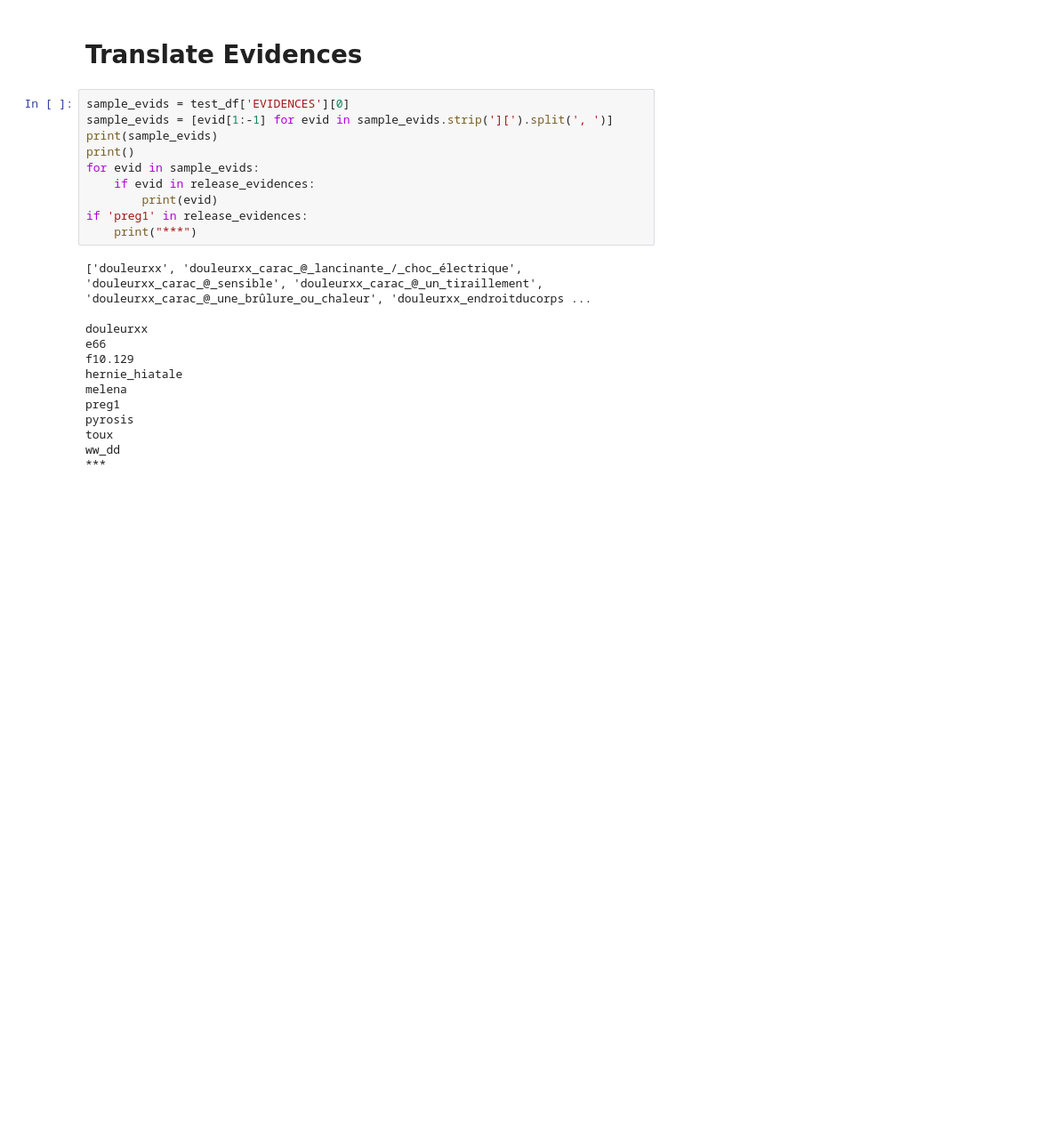
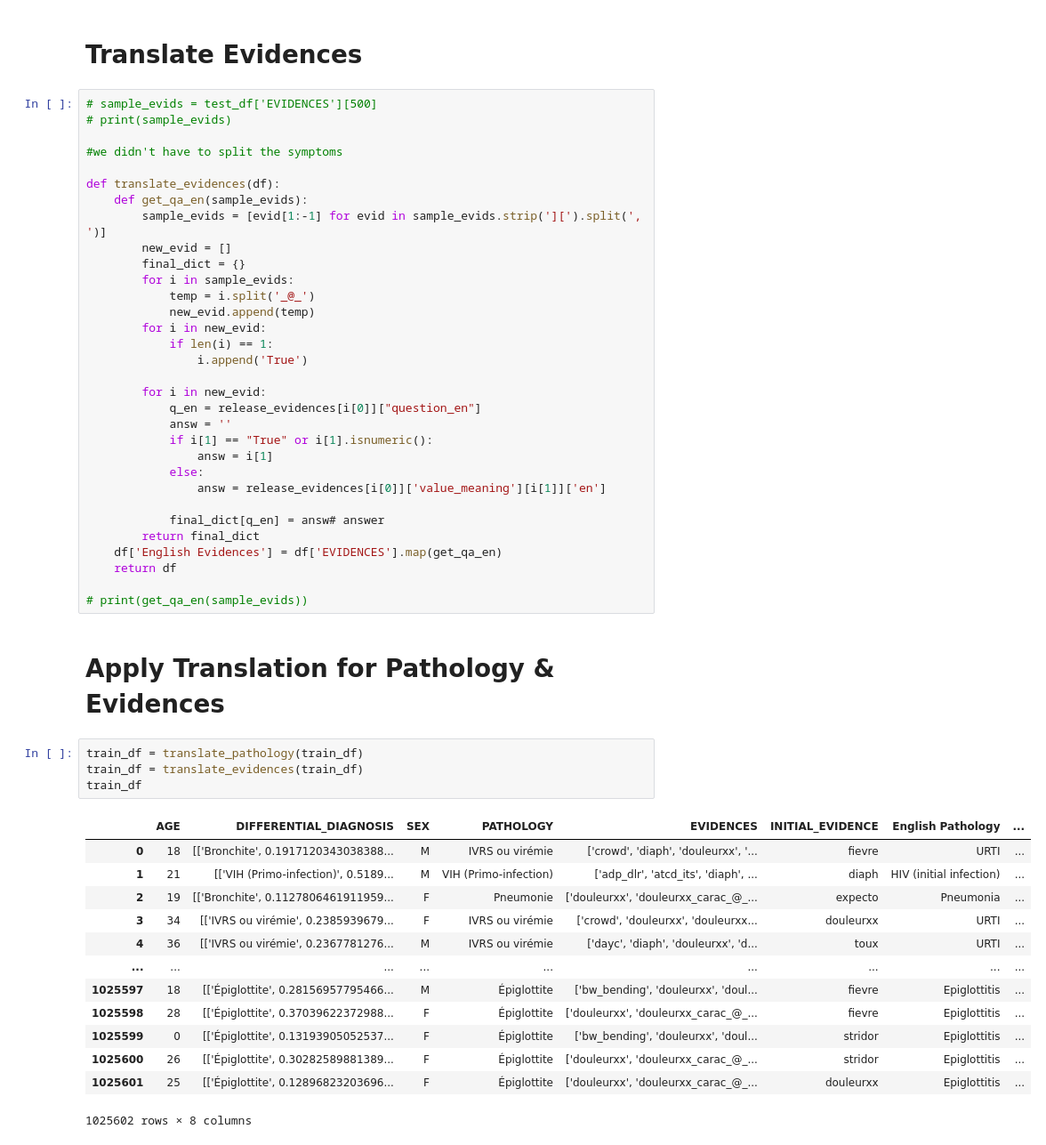
Before and after one commit to karishmagrana/NLP-Final-Project, a Jupyter notebook: DataProcessing.ipynb, the cells around one changed output. Shown at 89% size. Drawn from its saved outputs; the diff is of its cells as text; blank space fills up the shorter version.

Commit message:
translate evidences added to DataProcessing.ipynb

```diff
--- a/DataProcessing.ipynb
+++ b/DataProcessing.ipynb
@@ -181,25 +130,54 @@ test_df
 # %% [markdown]
 # Translate Evidences
-# %%
-sample_evids = test_df['EVIDENCES'][0]
-sample_evids = [evid[1:-1] for evid in sample_evids.strip('][').split(', ')]
-print(sample_evids)
-print()
-for evid in sample_evids:
-    if evid in release_evidences:
-        print(evid)
-if 'preg1' in release_evidences:
-    print("***")
-# %% [output]
-['douleurxx', 'douleurxx_carac_@_lancinante_/_choc_électrique', 'douleurxx_carac_@_sensible', 'douleurxx_carac_@_un_tiraillement', 'douleurxx_carac_@_une_brûlure_ou_chaleur', 'douleurxx_endroitducorps ...
-
-douleurxx
-e66
-f10.129
-hernie_hiatale
-melena
-preg1
-pyrosis
-toux
-ww_dd
-***
+# %%
+# sample_evids = test_df['EVIDENCES'][500]
+# print(sample_evids)
+
+#we didn't have to split the symptoms
+
+def translate_evidences(df):
+    def get_qa_en(sample_evids):
+        sample_evids = [evid[1:-1] for evid in sample_evids.strip('][').split(', ')]
+        new_evid = []
+        final_dict = {}
+        for i in sample_evids:
+            temp = i.split('_@_')
+            new_evid.append(temp)
+        for i in new_evid:
+            if len(i) == 1:
+                i.append('True')
+
+        for i in new_evid:
+            q_en = release_evidences[i[0]]["question_en"]
+            answ = ''
+            if i[1] == "True" or i[1].isnumeric():
+                answ = i[1]
+            else:
+                answ = release_evidences[i[0]]['value_meaning'][i[1]]['en']
+
+            final_dict[q_en] = answ# answer
+        return final_dict
+    df['English Evidences'] = df['EVIDENCES'].map(get_qa_en)
+    return df
+
+# print(get_qa_en(sample_evids))
+# %% [markdown]
+# Apply Translation for Pathology & Evidences
+# %%
+train_df = translate_pathology(train_df)
+train_df = translate_evidences(train_df)
+train_df
+# %% [output]
+|  | AGE | DIFFERENTIAL_DIAGNOSIS | SEX | PATHOLOGY | EVIDENCES | INITIAL_EVIDENCE | English Pathology | ... |
+| 0 | 18 | [['Bronchite', 0.1917120343038388... | M | IVRS ou virémie | ['crowd', 'diaph', 'douleurxx', '... | fievre | URTI | ... |
+| 1 | 21 | [['VIH (Primo-infection)', 0.5189... | M | VIH (Primo-infection) | ['adp_dlr', 'atcd_its', 'diaph', ... | diaph | HIV (initial infection) | ... |
+| 2 | 19 | [['Bronchite', 0.1127806461911959... | F | Pneumonie | ['douleurxx', 'douleurxx_carac_@_... | expecto | Pneumonia | ... |
+| 3 | 34 | [['IVRS ou virémie', 0.2385939679... | F | IVRS ou virémie | ['crowd', 'douleurxx', 'douleurxx... | douleurxx | URTI | ... |
+| 4 | 36 | [['IVRS ou virémie', 0.2367781276... | M | IVRS ou virémie | ['dayc', 'diaph', 'douleurxx', 'd... | toux | URTI | ... |
+| ... | ... | ... | ... | ... | ... | ... | ... | ... |
+| 1025597 | 18 | [['Épiglottite', 0.28156957795466... | M | Épiglottite | ['bw_bending', 'douleurxx', 'doul... | fievre | Epiglottitis | ... |
+| 1025598 | 28 | [['Épiglottite', 0.37039622372988... | F | Épiglottite | ['douleurxx', 'douleurxx_carac_@_... | fievre | Epiglottitis | ... |
+| 1025599 | 0 | [['Épiglottite', 0.13193905052537... | F | Épiglottite | ['bw_bending', 'douleurxx', 'doul... | stridor | Epiglottitis | ... |
+| 1025600 | 26 | [['Épiglottite', 0.30282589881389... | F | Épiglottite | ['douleurxx', 'douleurxx_carac_@_... | stridor | Epiglottitis | ... |
+| 1025601 | 25 | [['Épiglottite', 0.12896823203696... | F | Épiglottite | ['douleurxx', 'douleurxx_carac_@_... | douleurxx | Epiglottitis | ... |
+1025602 rows × 8 columns
```
Also changed, not shown: parts of 5 cells of this notebook.
